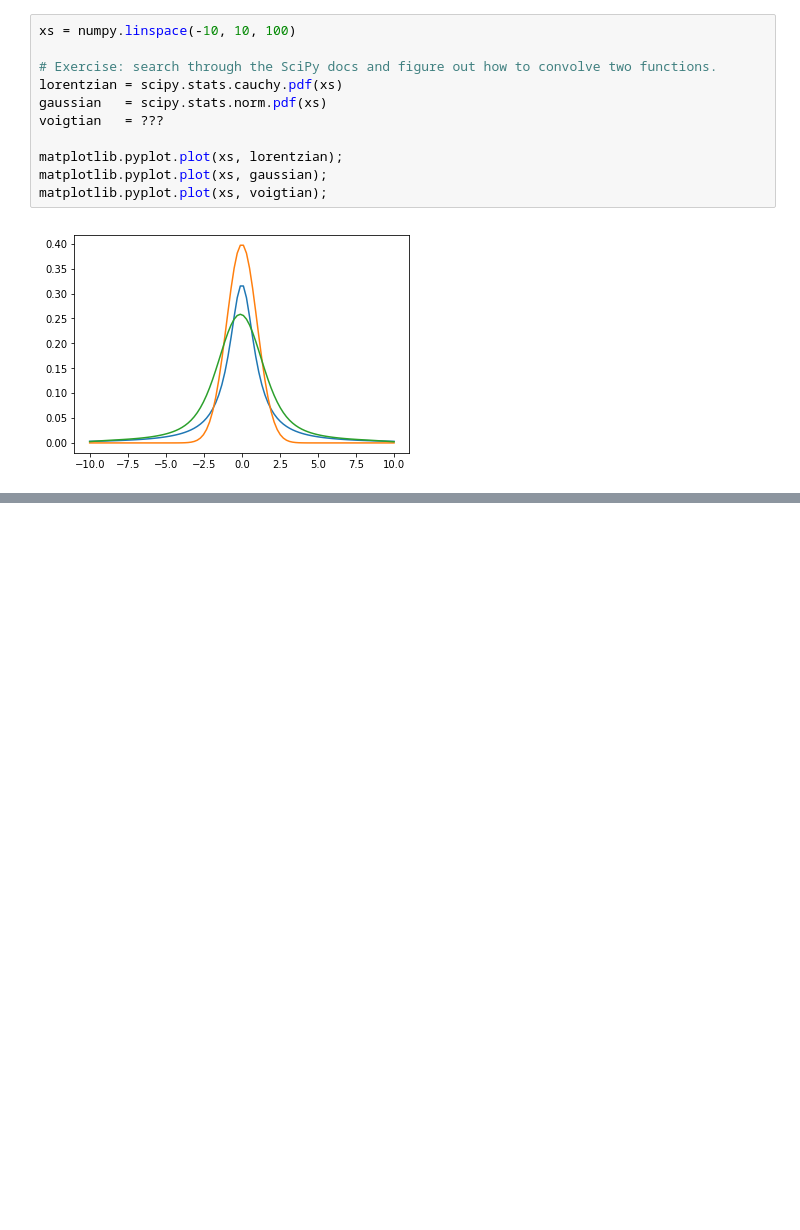
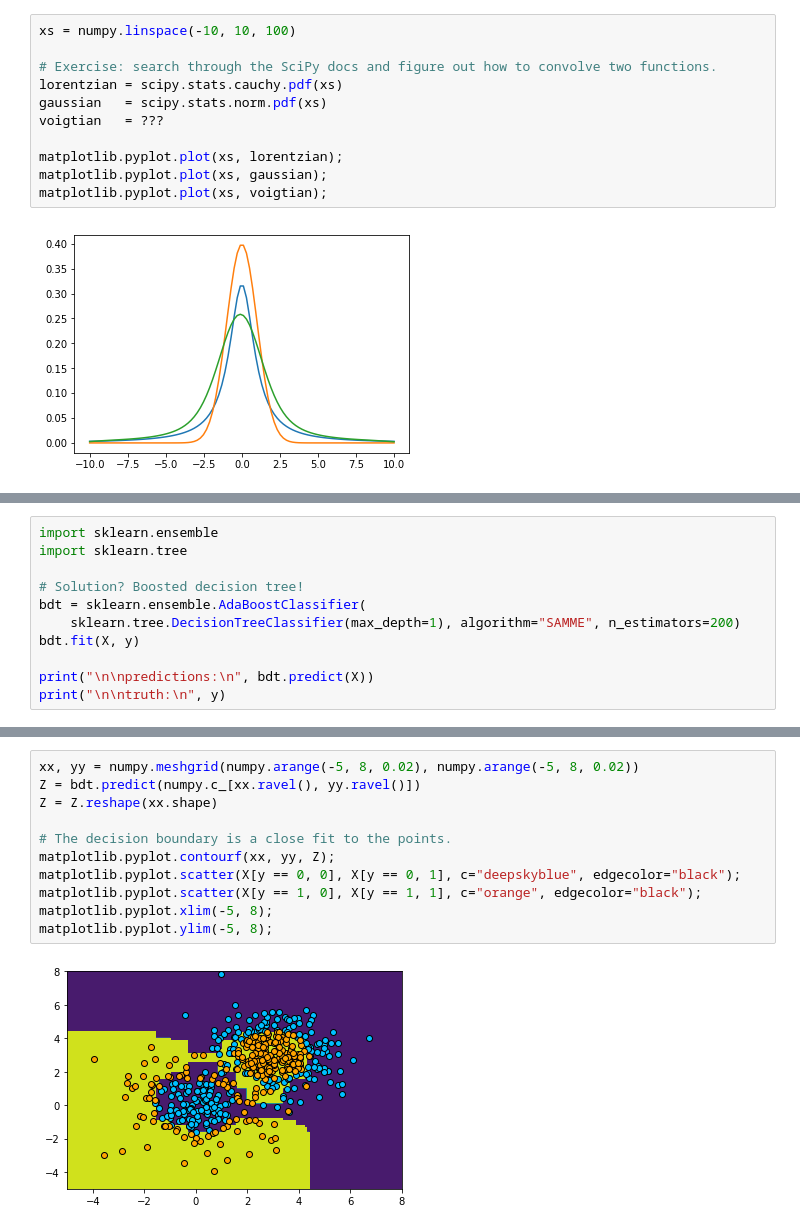
Before and after one commit to jpivarski-talks/2019-05-28-lpchats-numpy-uproot-awkward, a Jupyter notebook: 02-scientific-python.ipynb, the cells around one changed output, grey strips where cells are left out. Cells and saved outputs as stored; diff of their text form; blank space fills up the shorter version.

```diff
--- a/02-scientific-python.ipynb
+++ b/02-scientific-python.ipynb
@@ -65,0 +90,11 @@ matplotlib.pyplot.plot(xs, voigtian);
+# %%
+import sklearn.ensemble
+import sklearn.tree
+
+# Solution? Boosted decision tree!
+bdt = sklearn.ensemble.AdaBoostClassifier(
+    sklearn.tree.DecisionTreeClassifier(max_depth=1), algorithm="SAMME", n_estimators=200)
+bdt.fit(X, y)
+
+print("\n\npredictions:\n", bdt.predict(X))
+print("\n\ntruth:\n", y)
@@ -65,0 +119,13 @@ matplotlib.pyplot.plot(xs, voigtian);
+# %%
+xx, yy = numpy.meshgrid(numpy.arange(-5, 8, 0.02), numpy.arange(-5, 8, 0.02))
+Z = bdt.predict(numpy.c_[xx.ravel(), yy.ravel()])
+Z = Z.reshape(xx.shape)
+
+# The decision boundary is a close fit to the points.
+matplotlib.pyplot.contourf(xx, yy, Z);
+matplotlib.pyplot.scatter(X[y == 0, 0], X[y == 0, 1], c="deepskyblue", edgecolor="black");
+matplotlib.pyplot.scatter(X[y == 1, 0], X[y == 1, 1], c="orange", edgecolor="black");
+matplotlib.pyplot.xlim(-5, 8);
+matplotlib.pyplot.ylim(-5, 8);
+# %% [output]
+[figure, added]
```
Also changed, not shown: parts of 6 cells of this notebook, 2 other files.
